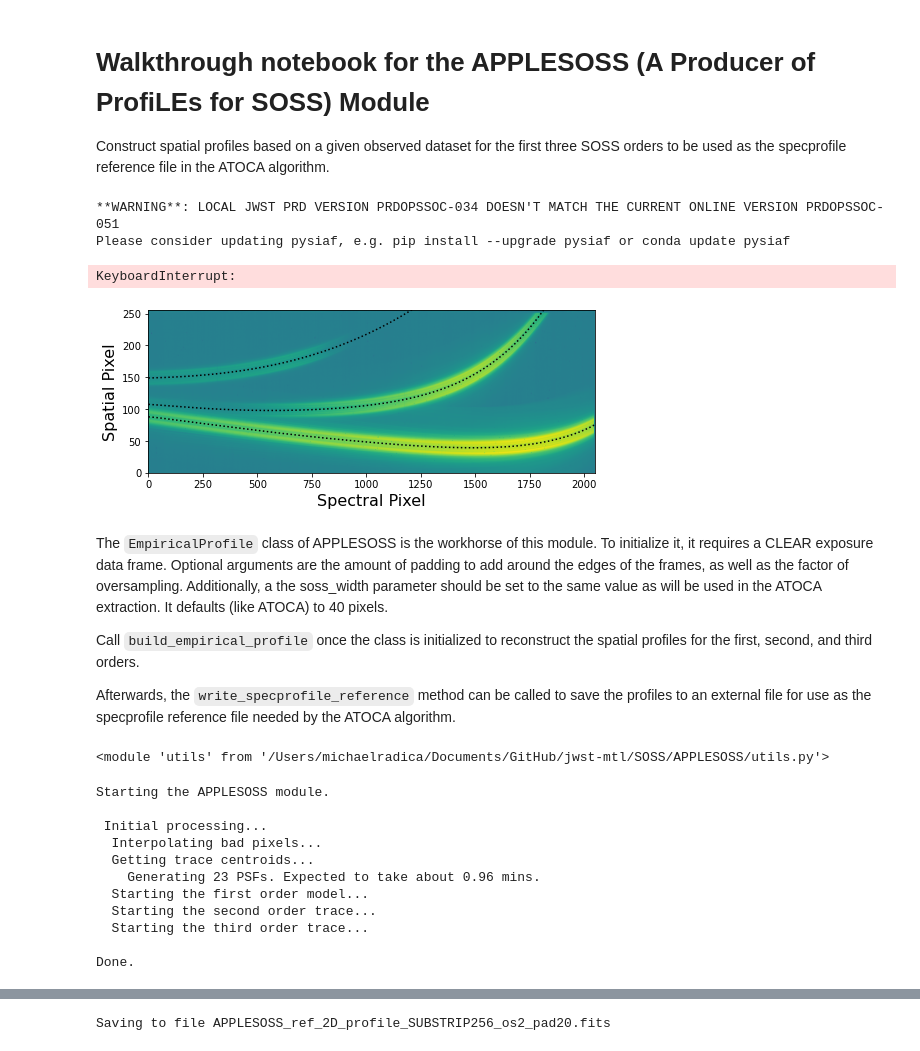
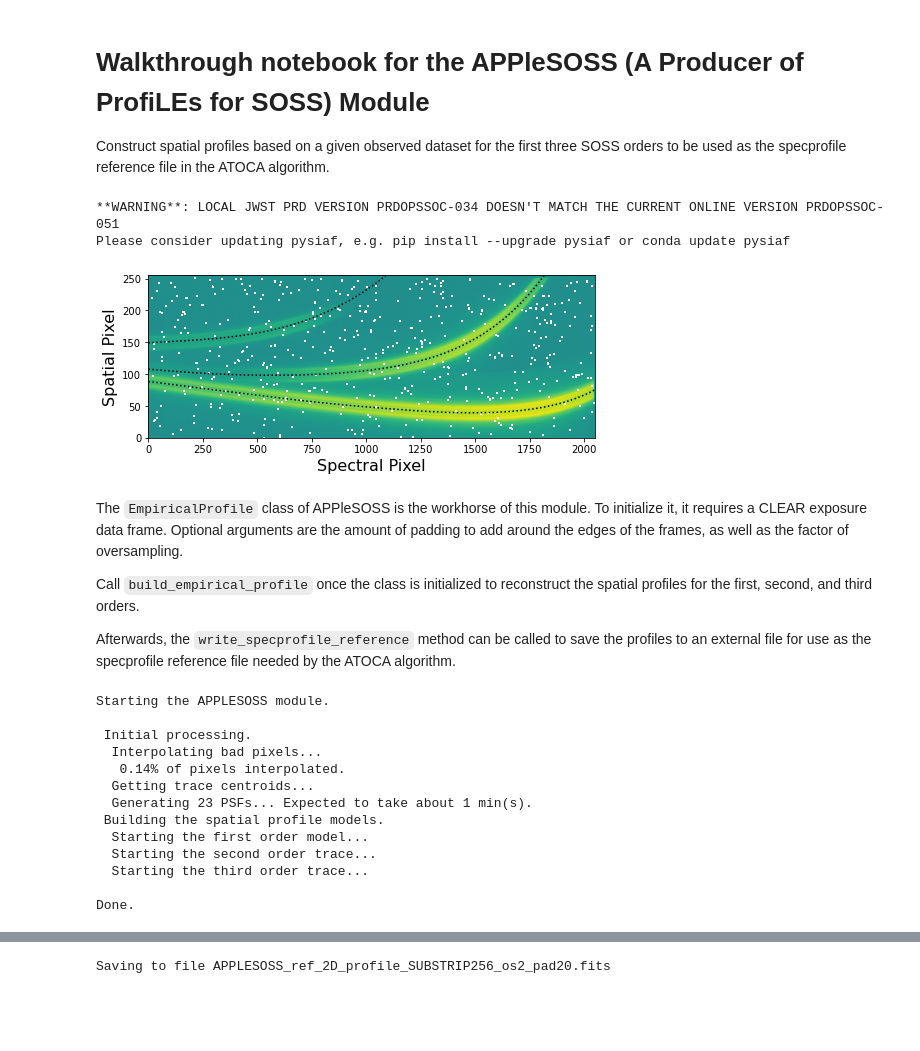
Before and after one commit to njcuk9999/jwst-mtl, a Jupyter notebook: SOSS/APPLESOSS/applesoss_demo.ipynb, the cells around one changed output, grey strips where cells are left out. Cells and saved outputs as stored; diff of their text form; code cells hidden in the pictures; blank space fills up the shorter version.

Commit message:
clean up notebook

````diff
--- a/SOSS/APPLESOSS/applesoss_demo.ipynb
+++ b/SOSS/APPLESOSS/applesoss_demo.ipynb
@@ -1,5 +1,5 @@
 # %% [markdown]
-# Walkthrough notebook for the APPLESOSS (A Producer of ProfiLEs for SOSS) Module
+# Walkthrough notebook for the APPleSOSS (A Producer of ProfiLEs for SOSS) Module
 Construct spatial profiles based on a given observed dataset for the first three SOSS orders to be used as the specprofile reference file in the ATOCA algorithm.
 # %%
 from astropy.io import fits
@@ -18,18 +18,6 @@ from SOSS.APPLESOSS import applesoss
 # %% [output]
 **WARNING**: LOCAL JWST PRD VERSION PRDOPSSOC-034 DOESN'T MATCH THE CURRENT ONLINE VERSION PRDOPSSOC-051
 Please consider updating pysiaf, e.g. pip install --upgrade pysiaf or conda update pysiaf
-# %%
-clear_cv3 = fits.getdata('/Users/michaelradica/transfer/stack_clear.fits', 0)
-
-# Add a floor level so that all pixels are positive.
-floor = np.nanpercentile(clear_cv3, 0.1)
-clear_cv3 -= floor
-
-# Replace bad pixels.
-clear_cv3 = replace_badpix(clear_cv3, verbose=3)
-clear_cv3 += floor
-# %% [output]
-KeyboardInterrupt:
 # %%
 # Open a simulated data set.
 clear = fits.getdata('Ref_files/simulated_data.fits', 0)
@@ -44,33 +32,26 @@ clear += floor
 # %%
 # Get the trace centroids for all three orders.
 cen = get_soss_centroids(clear, subarray='SUBSTRIP256')
 
 # Plot the data frames
-fig = plt.figure(figsize=(8, 3))
+fig = plt.figure(figsize=(8, 3), facecolor='white')
 plt.imshow(np.log10(clear), origin='lower', aspect='auto')
 plt.plot(cen['order 1']['X centroid'], cen['order 1']['Y centroid'], ls=':', c='black')
 plt.plot(cen['order 2']['X centroid'], cen['order 2']['Y centroid'], ls=':', c='black')
 plt.plot(cen['order 3']['X centroid'], cen['order 3']['Y centroid'], ls=':', c='black')
 
 plt.xlabel('Spectral Pixel', fontsize=16)
 plt.ylabel('Spatial Pixel', fontsize=16)
 plt.ylim(0, 256)
 plt.show()
 
 # Add back the floor level
 clear += floor
 # %% [output]
-[figure, old version]
+[figure, new version]
 # %% [markdown]
-The ```EmpiricalProfile``` class of APPLESOSS is the workhorse of this module. To initialize it, it requires a CLEAR exposure data frame. Optional arguments are the amount of padding to add around the edges of the frames, as well as the factor of oversampling. Additionally, a the soss_width parameter should be set to the same value as will be used in the ATOCA extraction. It defaults (like ATOCA) to 40 pixels.
+The ```EmpiricalProfile``` class of APPleSOSS is the workhorse of this module. To initialize it, it requires a CLEAR exposure data frame. Optional arguments are the amount of padding to add around the edges of the frames, as well as the factor of oversampling.
 
 Call ```build_empirical_profile``` once the class is initialized to reconstruct the spatial profiles for the first, second, and third orders.
 
 Afterwards, the ```write_specprofile_reference``` method can be called to save the profiles to an external file for use as the specprofile reference file needed by the ATOCA algorithm.
-# %%
-import importlib
-import utils
-importlib.reload(applesoss)
-importlib.reload(utils)
-# %% [output]
-<module 'utils' from '/Users/michaelradica/Documents/GitHub/jwst-mtl/SOSS/APPLESOSS/utils.py'>
@@ -79,13 +58,15 @@ clear = fits.getdata('Ref_files/simulated_data.fits', 0)
 # %%
 spat_prof = applesoss.EmpiricalProfile(clear)
-spat_prof.build_empirical_profile(wave_increment=0.1, verbose=1)
+spat_prof.build_empirical_profile(verbose=1)
 # %% [output]
 Starting the APPLESOSS module.
 
- Initial processing...
+ Initial processing.
   Interpolating bad pixels...
+   0.14% of pixels interpolated.
   Getting trace centroids...
-    Generating 23 PSFs. Expected to take about 0.96 mins.
+  Generating 23 PSFs... Expected to take about 1 min(s).
+ Building the spatial profile models.
   Starting the first order model...
   Starting the second order trace...
   Starting the third order trace...
````
Also changed, not shown: parts of 4 cells of this notebook.
